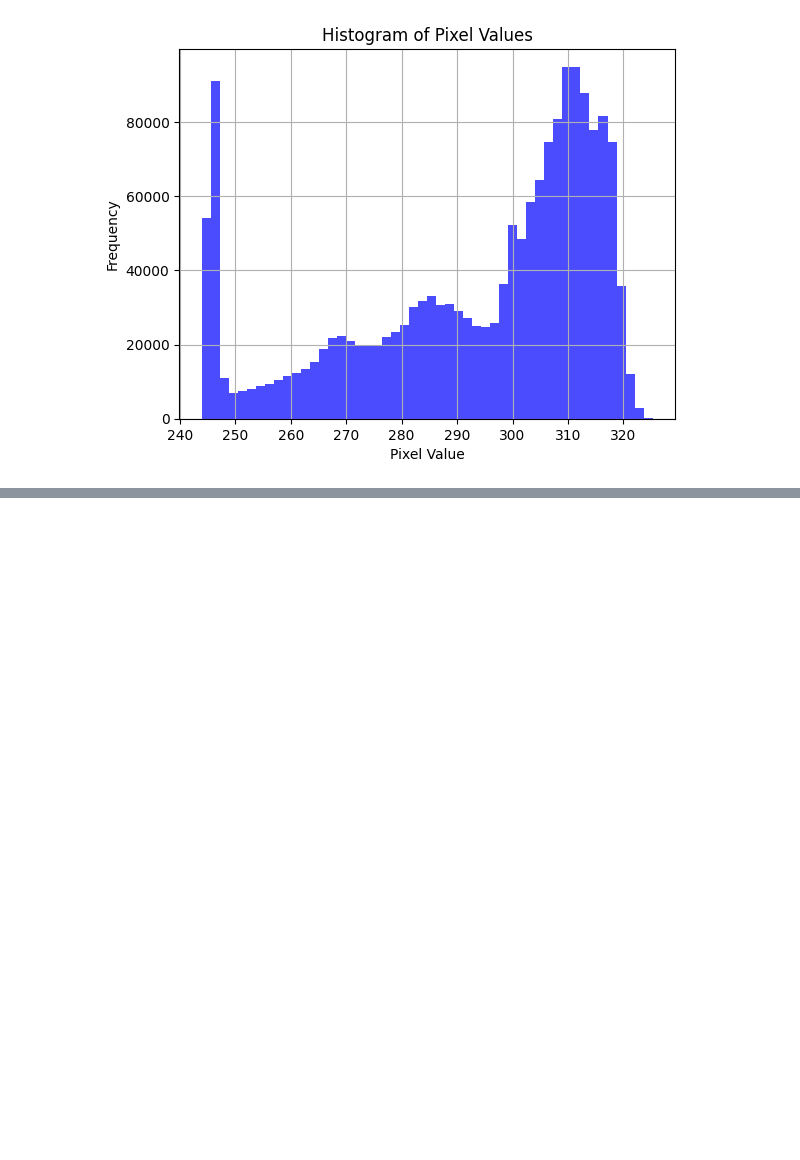
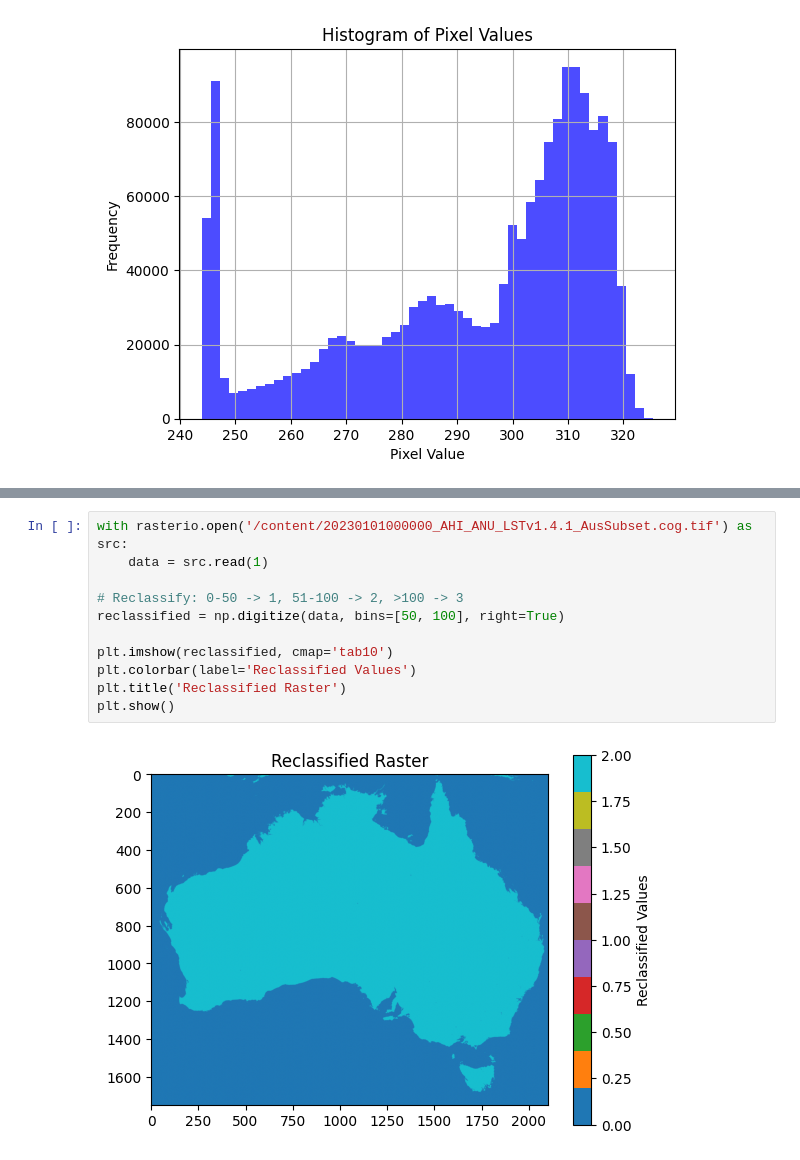
Before and after one commit to BhojRajBist/BhojRajBist, a Jupyter notebook: rasterio_basics.ipynb, the cells around one changed output, grey strips where cells are left out. Drawn from its saved outputs; the diff is of its cells as text; blank space fills up the shorter version.

```diff
--- a/rasterio_basics.ipynb
+++ b/rasterio_basics.ipynb
@@ -229,0 +246,13 @@ plt.show()
+# %%
+with rasterio.open('/content/20230101000000_AHI_ANU_LSTv1.4.1_AusSubset.cog.tif') as src:
+    data = src.read(1)
+
+# Reclassify: 0-50 -> 1, 51-100 -> 2, >100 -> 3
+reclassified = np.digitize(data, bins=[50, 100], right=True)
+
+plt.imshow(reclassified, cmap='tab10')
+plt.colorbar(label='Reclassified Values')
+plt.title('Reclassified Raster')
+plt.show()
+# %% [output]
+[figure, added]
```
Also changed, not shown: parts of 1 cell of this notebook.
